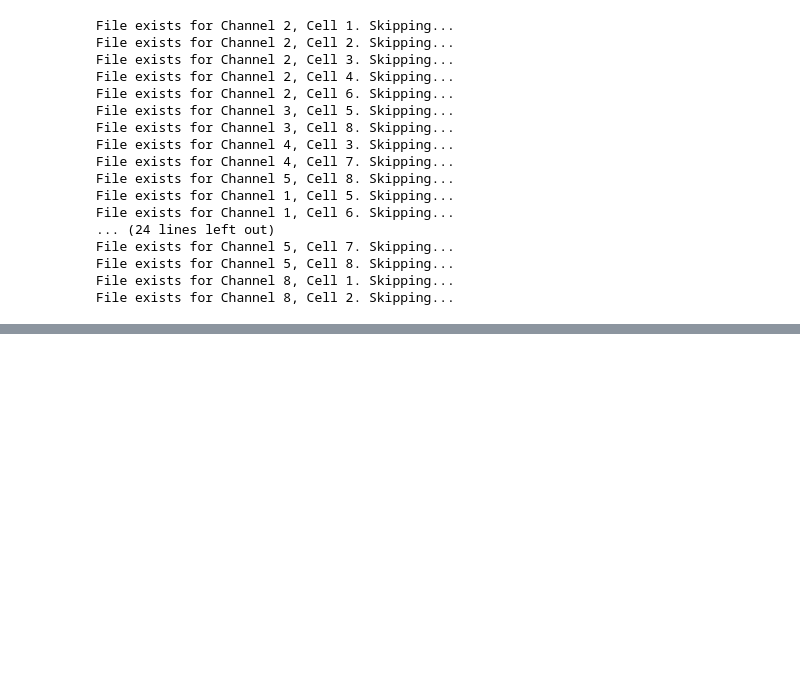
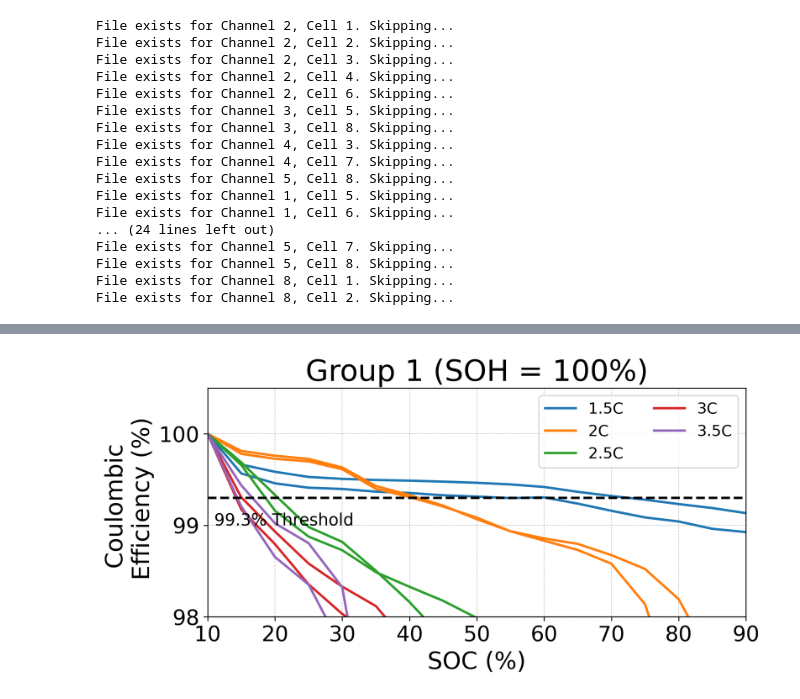
Before and after one commit to REIL-UConn/Coulombic-Efficiency-Driven-Optimization-of-Health-Aware-Charging-Protocols, a Jupyter notebook: notebooks/01_preprocessing.ipynb, the cells around one changed output, grey strips where cells are left out. Cells and saved outputs as stored; diff of their text form; code cells hidden in the pictures; blank space fills up the shorter version.

Commit message:
Add threshold-based strategy.

```diff
--- a/notebooks/01_preprocessing.ipynb
+++ b/notebooks/01_preprocessing.ipynb
@@ -47,0 +50,87 @@ File exists for Channel 8, Cell 2. Skipping...
+# %%
+import sys
+from pathlib import Path
+import matplotlib.pyplot as plt
+
+repo_root = Path.cwd()
+while repo_root.name != "Coulombic-Efficiency-Driven-Optimization-of-Health-Aware-Charging-Protocols":
+    repo_root = repo_root.parent
+sys.path.insert(0, str(repo_root))
+
+from utils.soc_sweep_analysis import (
+    get_default_groups,
+    get_coulombic_efficiency,
+    shift_ce_to_100,
+)
+
+processed_root = repo_root / "data" / "SOC sweep data (processed)"
+unique_colors = ["C0", "C1", "C2", "C3", "C4"]
+
+for grp in get_default_groups():
+    legend_labels = grp["legend_labels"]              # maps legend-key -> "2C"
+    channels_cells = grp["channels_cells"]            # {channel: [cells]}
+    cell_to_legend_label = grp["cell_to_legend_label"]# (channel,cell)-> legend-key
+    title = grp["title"]
+    soh = grp["SOH"]
+
+    color_map = {k: unique_colors[i] for i, k in enumerate(legend_labels.keys())}
+    plotted = set()
+
+    fig, ax = plt.subplots(figsize=(8, 4), dpi=300)
+
+    for channel_id, cells in channels_cells.items():
+        for cell_id in cells:
+            key = cell_to_legend_label.get((channel_id, cell_id))
+            if key is None:
+                continue
+
+            # faithful to your pipeline: dir_processed points to SOH folder
+            dir_processed = processed_root / f"SOH{soh}"
+            ret = get_coulombic_efficiency(
+                dir_processed=dir_processed,
+                channel_id=int(channel_id),
+                cell_id=int(cell_id),
+                soc=None,
+            )
+
+            ce = ret["CE"] * 100
+            u_ce = ret["u_CE"] * 100
+            ce, u_ce = shift_ce_to_100(ce, u_ce)
+
+            ax.plot(
+                ret["SOC"],
+                ce,
+                "-",
+                color=color_map.get(key, "C0"),
+                linewidth=2,
+                label=(key if key not in plotted else None),
+            )
+            plotted.add(key)
+
+    # ordered legend + relabel to C-rate values
+    handles, labels = ax.get_legend_handles_labels()
+    sel_h, sel_l = [], []
+    for k in legend_labels.keys():
+        for h, l in zip(handles, labels):
+            if l == k:
+                sel_h.append(h)
+                sel_l.append(legend_labels[k])
+                break
+    ax.legend(sel_h, sel_l, ncol=2, loc="upper right", fontsize=13, frameon=True)
+
+    ax.plot([10, 90], [99.3, 99.3], "k--", linewidth=2)
+    ax.annotate("99.3% Threshold", xy=(11, 99), fontsize=14)
+
+    ax.set_xlim([10, 90])
+    ax.set_ylim([98, 100.5])
+    ax.set_yticks([98, 99, 100])
+    ax.tick_params(labelsize=18)
+    ax.set_xlabel("SOC (%)", fontsize=20)
+    ax.set_ylabel("Coulombic \n Efficiency (%)", fontsize=20)
+    ax.grid(True, linestyle="--", linewidth=0.5, alpha=0.7)
+    ax.set_title(title, fontsize=25)
+
+    plt.tight_layout()
+    plt.show()
+# %% [output]
+[figure, added]
```
Also changed, not shown: parts of 3 cells of this notebook, 4 other files.
